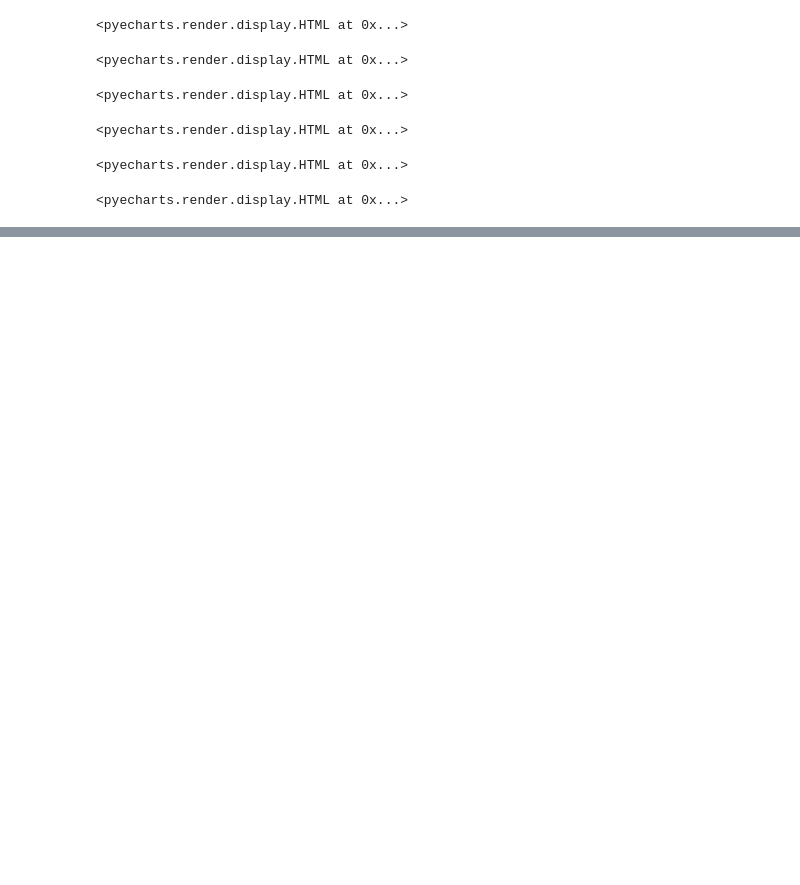
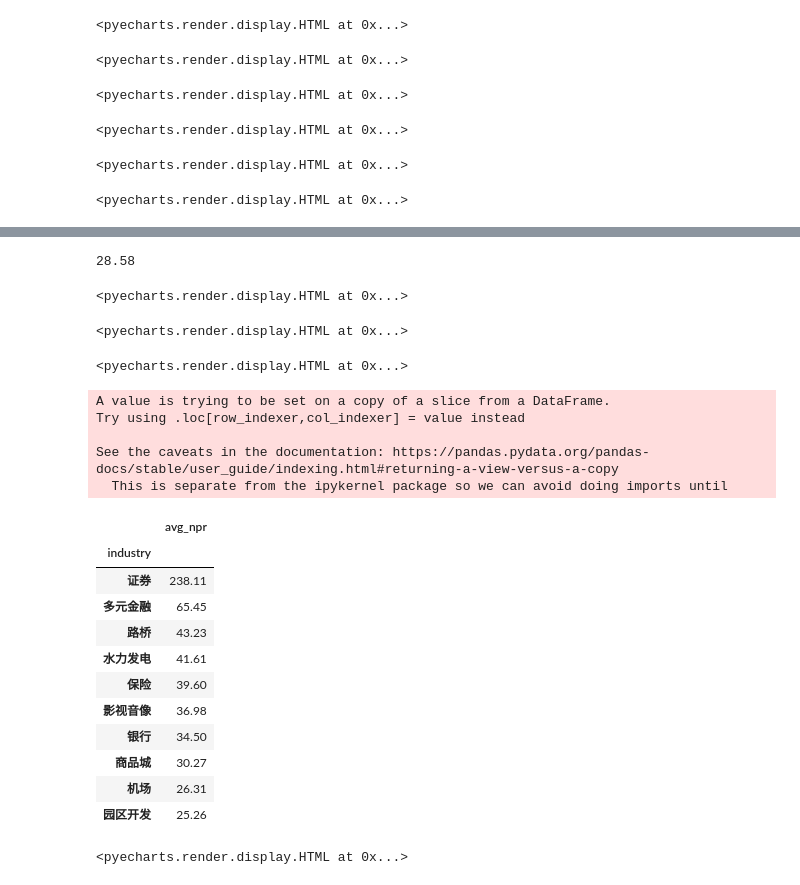
Before and after one commit to shenzhongqiang/21DayPython, a Jupyter notebook: chapter14.ipynb, the cells around one changed output, grey strips where cells are left out. Saved outputs shown, nothing was run; the diff lists cells and outputs as text; code cells hidden in the pictures; blank space fills up the shorter version.

```diff
--- a/chapter14.ipynb
+++ b/chapter14.ipynb
@@ -383,0 +569,5 @@ c.render_notebook()
+# %%
+# 计算市盈率中位数
+df.pe.median()
+# %% [output]
+28.58
@@ -383,0 +577,13 @@ c.render_notebook()
+# %%
+from pyecharts.charts import Bar
+from pyecharts import options as opts
+
+bar = Bar()
+bar.add_xaxis(df_company.name.values.tolist())
+bar.add_yaxis("市盈率", df_company.pe.values.tolist())
+bar.add_yaxis("市净率", df_company.pb.values.tolist())
+
+bar.set_global_opts(title_opts=opts.TitleOpts(title="市盈率"))
+bar.render_notebook()
+# %% [output]
+<pyecharts.render.display.HTML at 0x...>
@@ -383,0 +593,14 @@ c.render_notebook()
+# %%
+from pyecharts.faker import Faker
+from pyecharts import options as opts
+from pyecharts.charts import Map
+m = Map()
+
+m.add("公司数量", [list(z) for z in zip(df_num.index.values.tolist(), df_num.company_num.values.tolist())], "china")
+m.set_global_opts(
+    title_opts=opts.TitleOpts(title="Map-VisualMap（分段型）"),
+    visualmap_opts=opts.VisualMapOpts(max_=500, is_piecewise=True),
+)
+m.render_notebook()
+# %% [output]
+<pyecharts.render.display.HTML at 0x...>
@@ -383,0 +611,46 @@ c.render_notebook()
+# %%
+from pyecharts import options as opts
+from pyecharts.charts import Liquid, Page
+from pyecharts.globals import SymbolType
+
+l = Liquid()
+l.add("lq", [gpr, npr])
+l.set_global_opts(title_opts=opts.TitleOpts(title="利润率"))
+l.render_notebook()
+# %% [output]
+<pyecharts.render.display.HTML at 0x...>
+# %%
+df_npr = df.groupby("industry")["npr"].agg(avg_npr="mean").sort_values("avg_npr", ascending=False)
+df_top = df_npr.head(10)
+df_top["avg_npr"] = df_top["avg_npr"].apply(lambda x: float("{:.2f}".format(x)))
+df_top
+# %% [output]
+A value is trying to be set on a copy of a slice from a DataFrame.
+Try using .loc[row_indexer,col_indexer] = value instead
+
+See the caveats in the documentation: https://pandas.pydata.org/pandas-docs/stable/user_guide/indexing.html#returning-a-view-versus-a-copy
+  This is separate from the ipykernel package so we can avoid doing imports until
+|  | avg_npr |
+| industry |  |
+| 证券 | 238.11 |
+| 多元金融 | 65.45 |
+| 路桥 | 43.23 |
+| 水力发电 | 41.61 |
+| 保险 | 39.60 |
+| 影视音像 | 36.98 |
+| 银行 | 34.50 |
+| 商品城 | 30.27 |
+| 机场 | 26.31 |
+| 园区开发 | 25.26 |
+# %%
+from pyecharts.charts import Bar
+from pyecharts import options as opts
+
+bar = Bar()
+bar.add_xaxis(df_top.index.tolist())
+bar.add_yaxis("净利润率", df_top.avg_npr.values.tolist())
+
+bar.set_global_opts(title_opts=opts.TitleOpts(title="净利润率排名"))
+bar.render_notebook()
+# %% [output]
+<pyecharts.render.display.HTML at 0x...>
```
Also changed, not shown: parts of 21 cells of this notebook, 1 other file.
